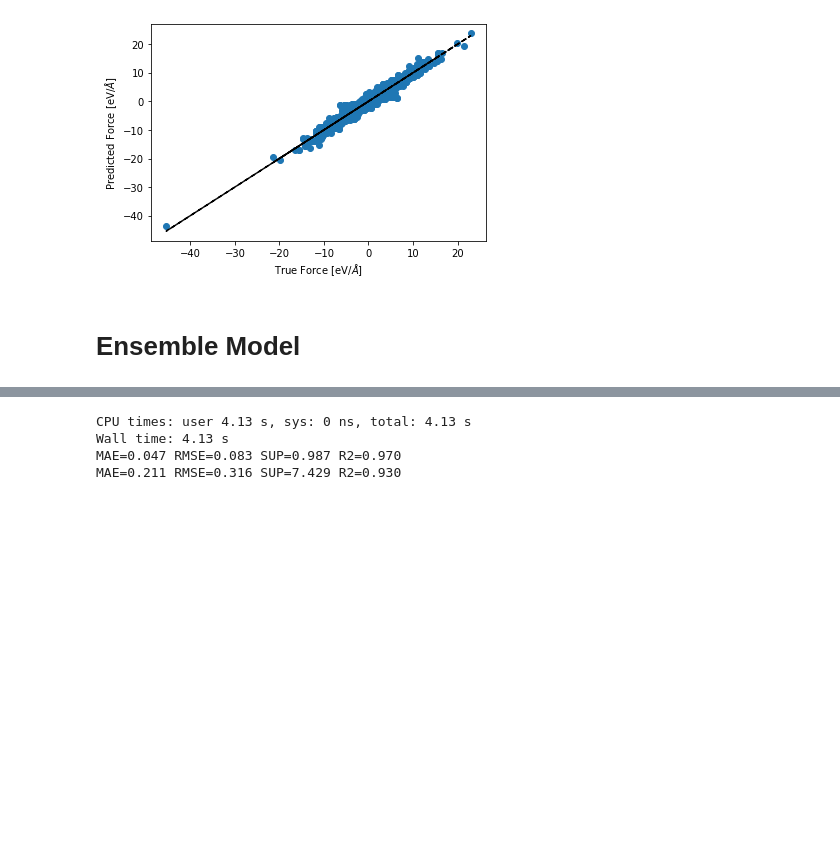
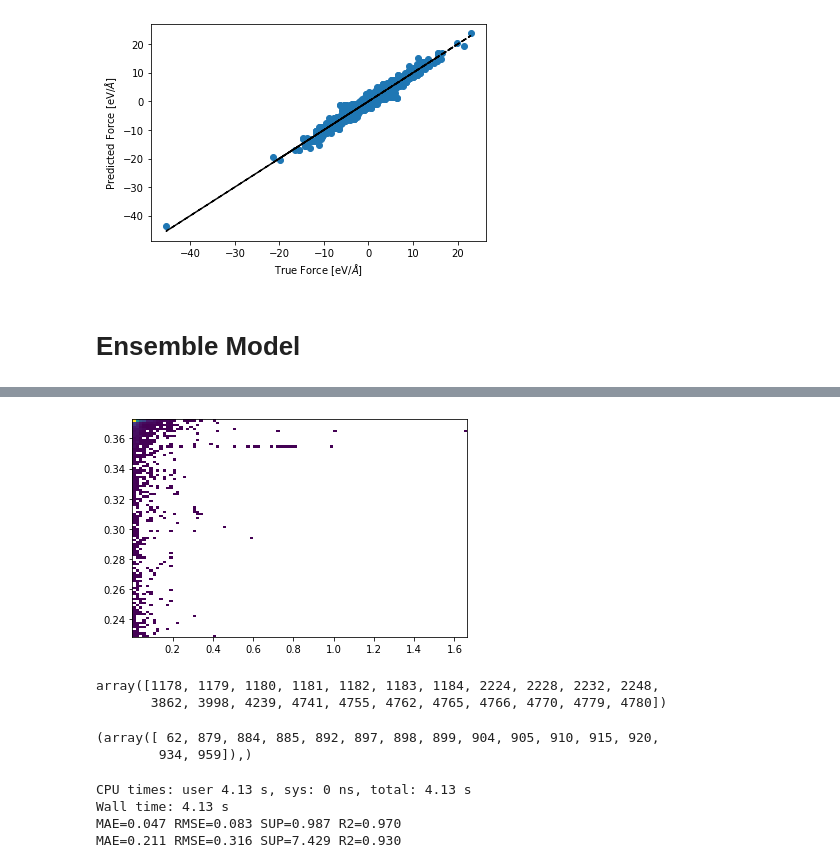
Before and after one commit to ClaudioZeni/Castle, a Jupyter notebook: notebooks/Active_learning.ipynb, the cells around one changed output, grey strips where cells are left out. Saved outputs shown, nothing was run; the diff lists cells and outputs as text; code cells hidden in the pictures; blank space fills up the shorter version.

```diff
--- a/notebooks/Active_learning.ipynb
+++ b/notebooks/Active_learning.ipynb
@@ -239,3 +253,18 @@ MAE=0.220 RMSE=0.333 SUP=10.202 R2=0.897
+# %%
+plt.hist2d(abs(e_val_/nat_val_- ep/nat_val_), np.std(model_ens.predicted_weights, axis = 1), bins = 100, cmin = 1e-12)
+plt.show()
+# %% [output]
+[figure, added]
+# %%
+np.where(model_ens.clustering.labels == 1)[0]
+# %% [output]
+array([1178, 1179, 1180, 1181, 1182, 1183, 1184, 2224, 2228, 2232, 2248,
+       3862, 3998, 4239, 4741, 4755, 4762, 4765, 4766, 4770, 4779, 4780])
+# %%
+np.where(ind_scacato)
+# %% [output]
+(array([ 62, 879, 884, 885, 892, 897, 898, 899, 904, 905, 910, 915, 920,
+        934, 959]),)
 # %%
 %time predictions = model_ens.predict_from_features(tr_features, forces=True)
 et = predictions['energy']
```
Also changed, not shown: parts of 8 cells of this notebook, 1 other file.
